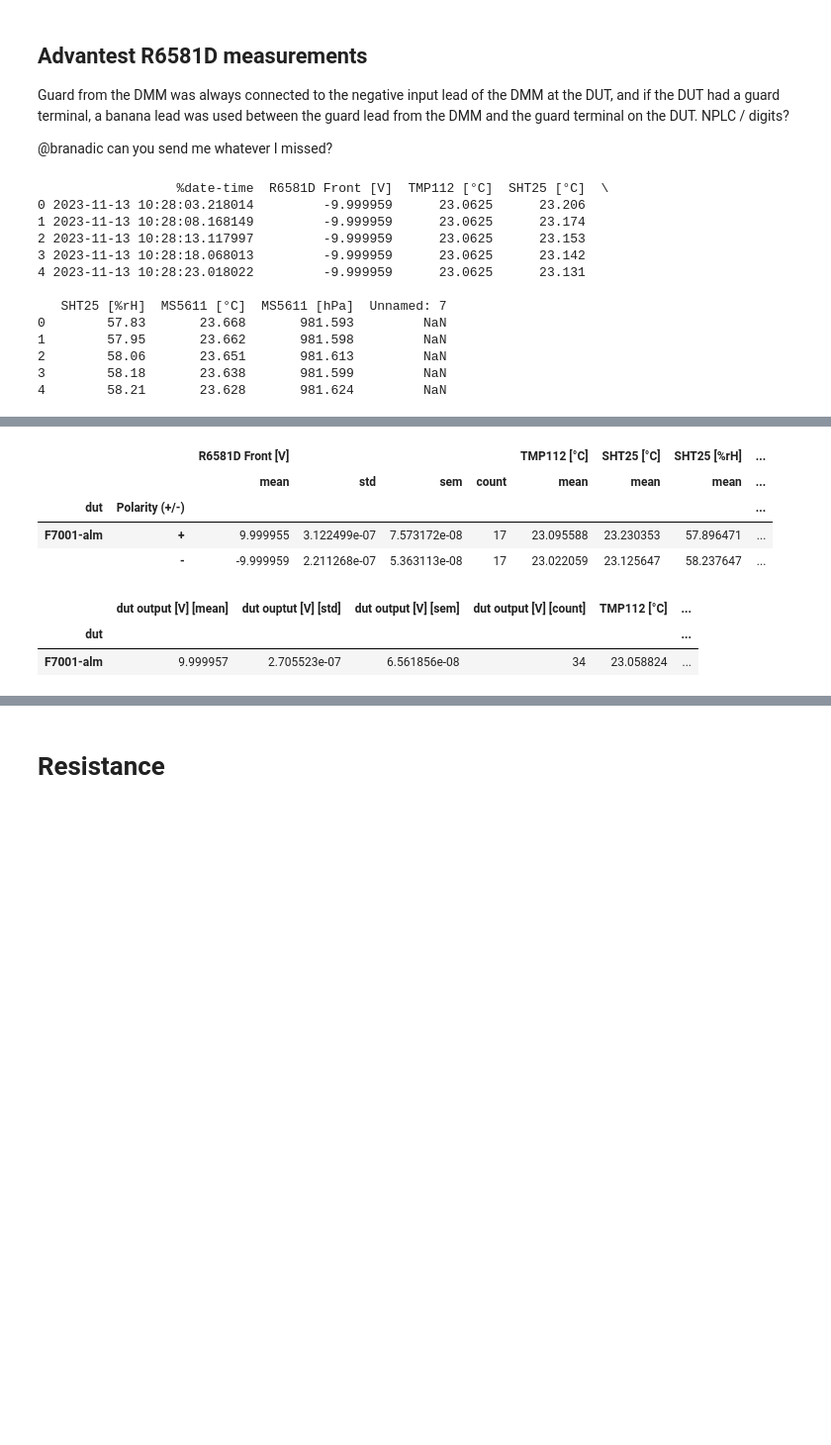
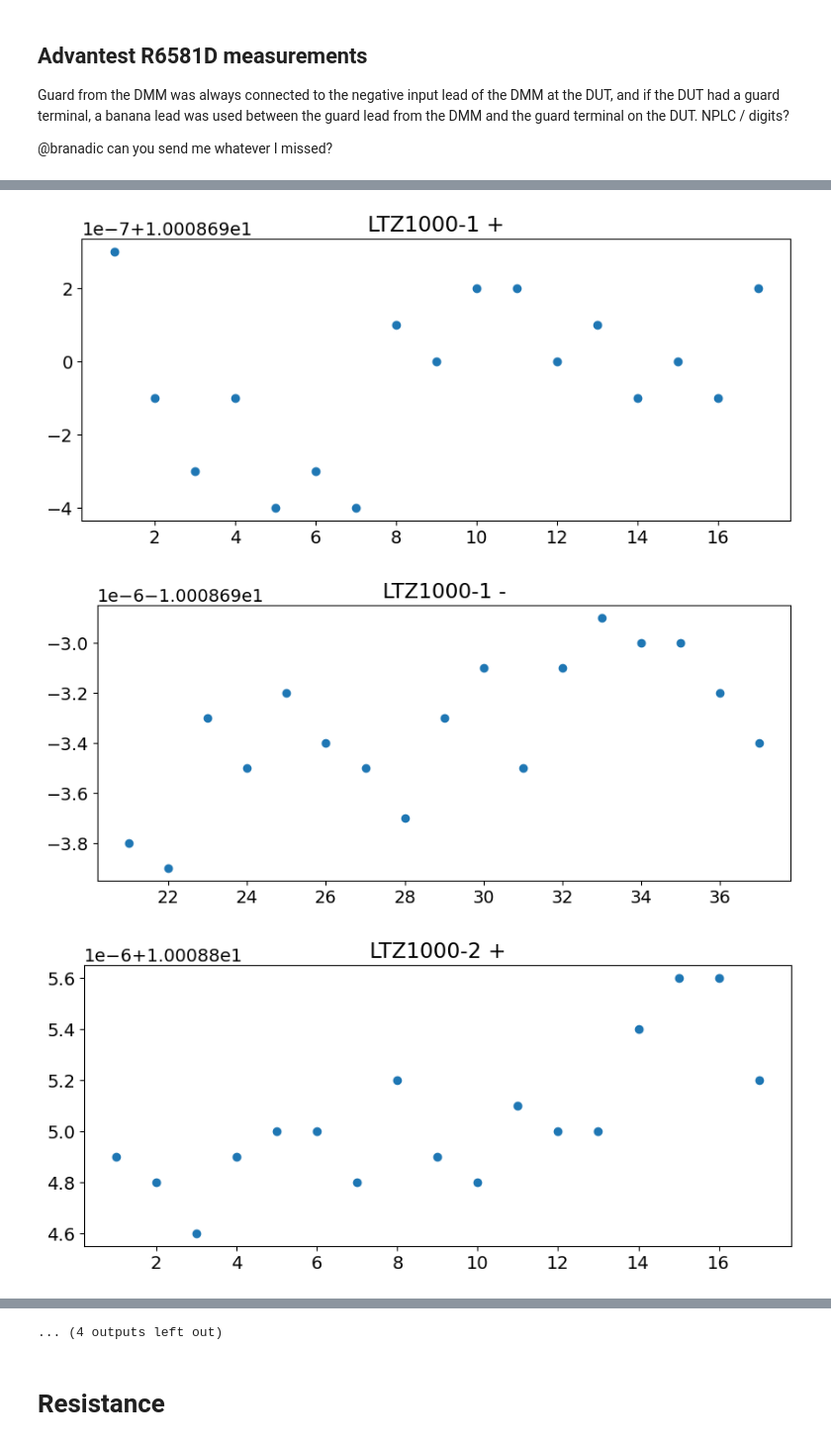
Before and after one commit to alson/metrology-data-analysis, a Jupyter notebook: MMM2023.ipynb, the cells around one changed output, grey strips where cells are left out. Shown at 99% size. Drawn from its saved outputs; the diff is of its cells as text; code cells hidden in the pictures; blank space fills up the shorter version.

Commit message:
MMM2023: Add new DCV data for S7081 and R6581D.

```diff
--- a/MMM2023.ipynb
+++ b/MMM2023.ipynb
@@ -206,57 +218,44 @@ Guard from the DMM was always connected to the negative input lead of the DMM at
 # %%
 duts_and_filenames = [
 ('F7001-alm', 'MMM2023/13112023_F7001_R6581D.csv'),
+('LTZ1000-1', 'MMM2023/13112023_LTZ1000-1_R6581D.csv'),
+('LTZ1000-2', 'MMM2023/13112023_LTZ1000-2_R6581D.csv'),
+('LTZ1000-3', 'MMM2023/13112023_LTZ1000-3_R6581D.csv'),
+('F7000-1', 'MMM2023/13112023_F7000-1_R6581D.csv'),
+('F7000-2', 'MMM2023/13112023_F7000-2_R6581D.csv'),
+('F7000T', 'MMM2023/13112023_F7000T_R6581D.csv'),
 ]
 data_both_polarities_list = []
 summed_up_list = []
 for dut, filename in duts_and_filenames:
     data = pd.read_csv(filename, sep=';', parse_dates=['%date-time'])
-    print(data.head())
     data[' Polarity (+/-)'] = data['R6581D Front [V]'].apply(lambda x: '+' if x > 0 else '-')
     pol_counts = data.groupby(' Polarity (+/-)').agg({'%date-time': ['min', 'count']})
     min_idx = pol_counts[('%date-time', 'count')].idxmin()
     min_data = data[data[' Polarity (+/-)'] == min_idx].iloc[1:18]
     cut_data = data[data[' Polarity (+/-)'] != min_idx].iloc[1:18]
     equalized_data = pd.concat([min_data, cut_data])
     min_data['R6581D Front [V]'].plot(style="o")
     plt.title(f"{dut} {min_data[' Polarity (+/-)'].iloc[0]}")
     plt.show()
     cut_data['R6581D Front [V]'].plot(style="o")
     plt.title(f"{dut} {cut_data[' Polarity (+/-)'].iloc[0]}")
     plt.show()
     equalized_data['dut'] = dut
     data_both_polarities = equalized_data.groupby(['dut', ' Polarity (+/-)']).agg({'R6581D Front [V]': ['mean', 'std', 'sem', 'count'], 'TMP112 [°C]': ['mean'], 'SHT25 [°C]': ['mean'], 'SHT25 [%rH]': ['mean'], 'MS5611 [°C]': ['mean'], 'MS5611 [hPa]': ['mean']})
     data_both_polarities_list.append(data_both_polarities)
     data_to_sum_up = data_both_polarities.reset_index()
     data_to_sum_up['sign_corrected_voltage'] = data_to_sum_up[('R6581D Front [V]', 'mean')] * data_to_sum_up[' Polarity (+/-)'].apply(lambda x: -1 if x == '-' else 1)
     summed_up_data = data_to_sum_up.groupby('dut').agg({('sign_corrected_voltage', ''): ['mean'], ('R6581D Front [V]', 'std'): combine_stds_sum, ('R6581D Front [V]', 'sem'): combine_stds_sum, ('R6581D Front [V]', 'count'): np.sum, ('TMP112 [°C]', 'mean'): ['mean'], ('SHT25 [°C]', 'mean'): ['mean'], ('SHT25 [%rH]', 'mean'): ['mean'], ('MS5611 [°C]', 'mean'): ['mean'], ('MS5611 [hPa]', 'mean'): ['mean']})
     summed_up_list.append(summed_up_data)
 data_both_polarities = pd.concat(data_both_polarities_list)
 summed_up_data = pd.concat(summed_up_list)
 summed_up_data.columns = ['dut output [V] [mean]', 'dut ouptut [V] [std]', 'dut output [V] [sem]', 'dut output [V] [count]', 'TMP112 [°C]', 'SHT25 [°C]', 'SHT25 [%rH]', 'MS5611 [°C]', 'MS5611 [hPa]']
 display(data_both_polarities)
 display(summed_up_data)
 # %% [output]
-                  %date-time  R6581D Front [V]  TMP112 [°C]  SHT25 [°C]  \
-0 2023-11-13 10:28:03.218014         -9.999959      23.0625      23.206
-1 2023-11-13 10:28:08.168149         -9.999959      23.0625      23.174
-2 2023-11-13 10:28:13.117997         -9.999959      23.0625      23.153
-3 2023-11-13 10:28:18.068013         -9.999959      23.0625      23.142
-4 2023-11-13 10:28:23.018022         -9.999959      23.0625      23.131
-
-   SHT25 [%rH]  MS5611 [°C]  MS5611 [hPa]  Unnamed: 7
-0        57.83       23.668       981.593         NaN
-1        57.95       23.662       981.598         NaN
-2        58.06       23.651       981.613         NaN
-3        58.18       23.638       981.599         NaN
-4        58.21       23.628       981.624         NaN
 [figure]
 [figure]
-|  |  | R6581D Front [V] |  |  |  | TMP112 [°C] | SHT25 [°C] | SHT25 [%rH] | ... |
-|  |  | mean | std | sem | count | mean | mean | mean | ... |
-| dut | Polarity (+/-) |  |  |  |  |  |  |  | ... |
-| F7001-alm | + | 9.999955 | 3.122499e-07 | 7.573172e-08 | 17 | 23.095588 | 23.230353 | 57.896471 | ... |
-|  | - | -9.999959 | 2.211268e-07 | 5.363113e-08 | 17 | 23.022059 | 23.125647 | 58.237647 | ... |
-|  | dut output [V] [mean] | dut ouptut [V] [std] | dut output [V] [sem] | dut output [V] [count] | TMP112 [°C] | ... |
-| dut |  |  |  |  |  | ... |
-| F7001-alm | 9.999957 | 2.705523e-07 | 6.561856e-08 | 34 | 23.058824 | ... |
+[figure, added]
+[figure, added]
+[figure, added]
@@ -263,3 +269,4 @@ display(summed_up_data)
+... (4 outputs left out)
 # %% [markdown]
 # Resistance
 # %% [markdown]
```
Also changed, not shown: parts of 2 cells of this notebook.
